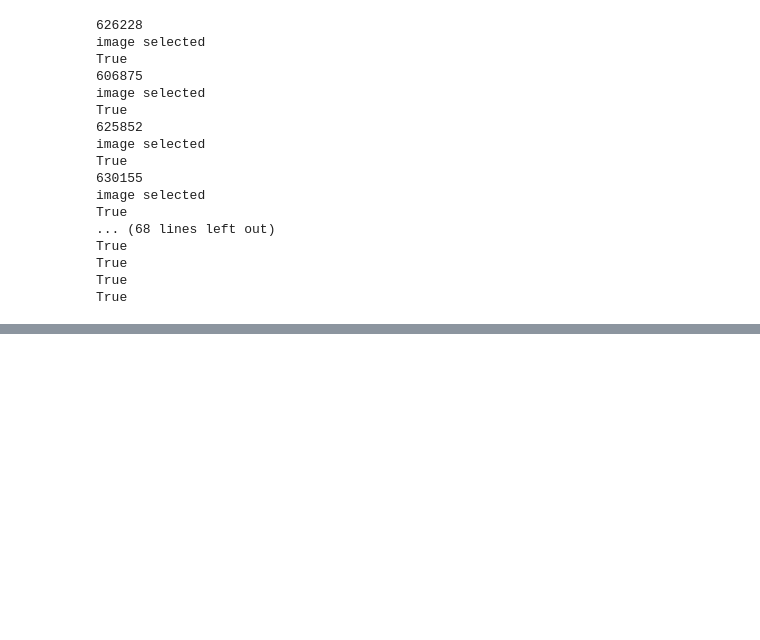
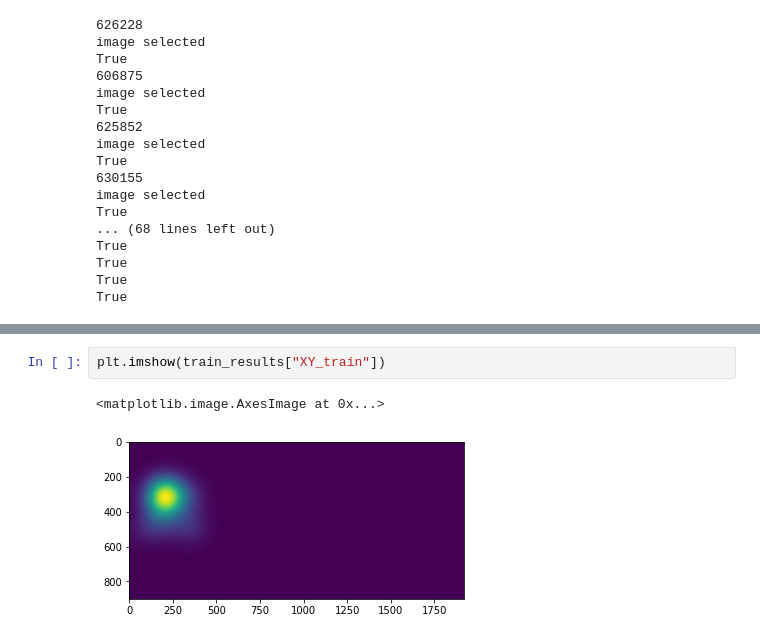
Before and after one commit to lucasRemera/Scrap, a Jupyter notebook: winescrap.ipynb, the cells around one changed output, grey strips where cells are left out. Cells and saved outputs as stored; diff of their text form; blank space fills up the shorter version.

```diff
--- a/winescrap.ipynb
+++ b/winescrap.ipynb
@@ -721 +711,6 @@ train_results
+# %%
+plt.imshow(train_results["XY_train"])
+# %% [output]
+<matplotlib.image.AxesImage at 0x...>
+[figure, added]
 # %%
```
Also changed, not shown: parts of 10 cells of this notebook.
